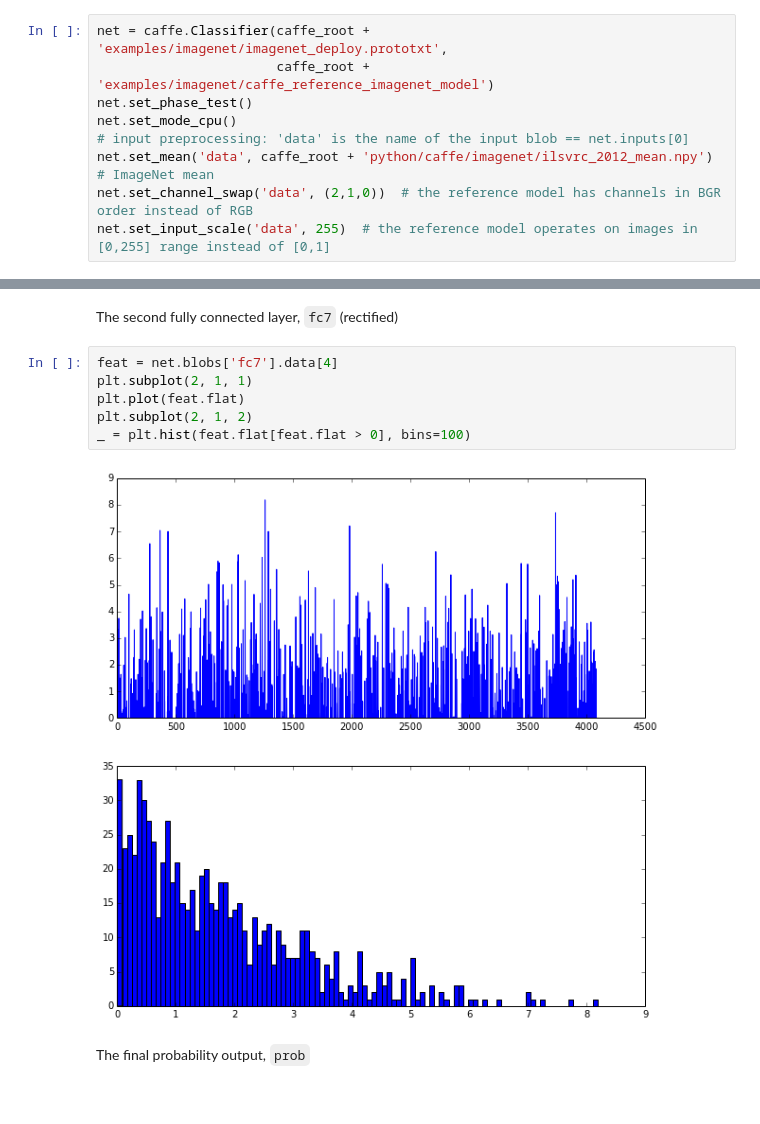
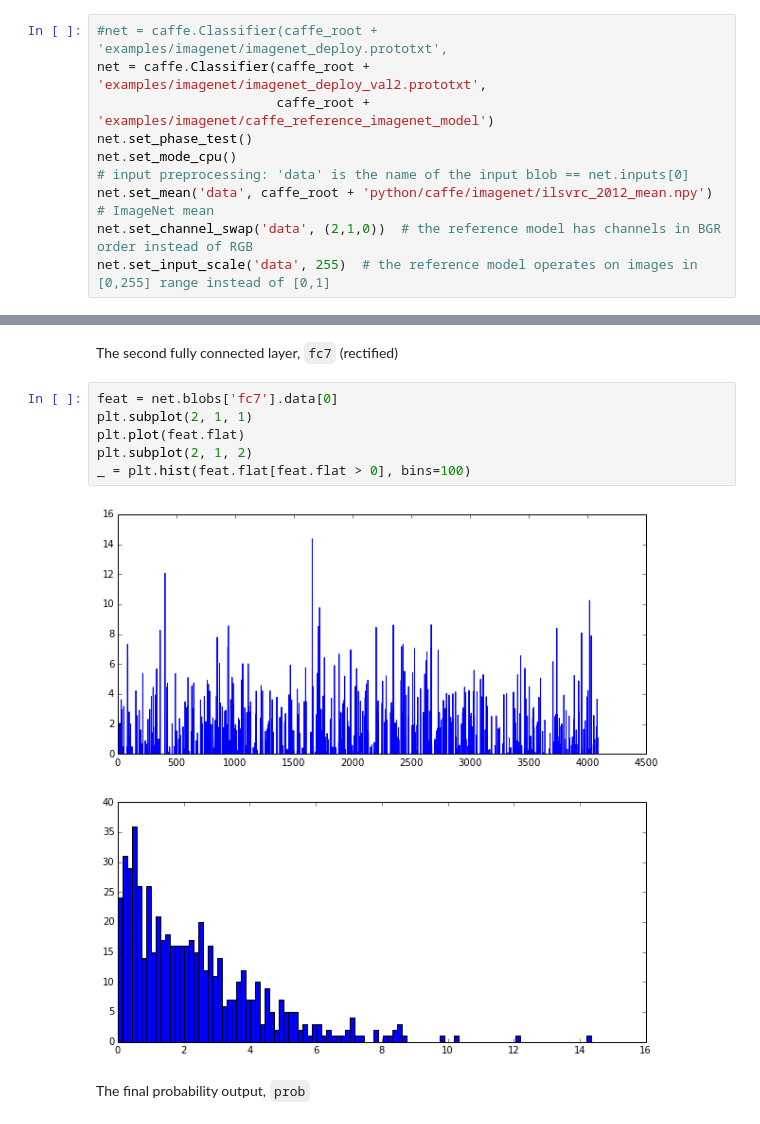
Before and after one commit to yshean/caffe, a Jupyter notebook: examples/filter_visualization.ipynb, the cells around one changed output, grey strips where cells are left out. Cells and saved outputs as stored; diff of their text form.

```diff
--- a/examples/filter_visualization.ipynb
+++ b/examples/filter_visualization.ipynb
@@ -22,7 +22,8 @@ plt.rcParams['image.cmap'] = 'gray'
 # %% [markdown]
 Follow the [instructions](http://caffe.berkeleyvision.org/getting_pretrained_models.html) for getting the pretrained models, load the net, specify test phase and CPU mode, and configure input preprocessing.
 # %%
-net = caffe.Classifier(caffe_root + 'examples/imagenet/imagenet_deploy.prototxt',
+#net = caffe.Classifier(caffe_root + 'examples/imagenet/imagenet_deploy.prototxt',
+net = caffe.Classifier(caffe_root + 'examples/imagenet/imagenet_deploy_val2.prototxt',
                        caffe_root + 'examples/imagenet/caffe_reference_imagenet_model')
 net.set_phase_test()
 net.set_mode_cpu()
@@ -181,13 +283,13 @@ _ = plt.hist(feat.flat[feat.flat > 0], bins=100)
 # %% [markdown]
 The second fully connected layer, `fc7` (rectified)
 # %%
-feat = net.blobs['fc7'].data[4]
+feat = net.blobs['fc7'].data[0]
 plt.subplot(2, 1, 1)
 plt.plot(feat.flat)
 plt.subplot(2, 1, 2)
 _ = plt.hist(feat.flat[feat.flat > 0], bins=100)
 # %% [output]
-[figure, old version]
+[figure, new version]
 # %% [markdown]
 The final probability output, `prob`
 # %%
```
Also changed, not shown: parts of 11 cells of this notebook, 1 other file.
